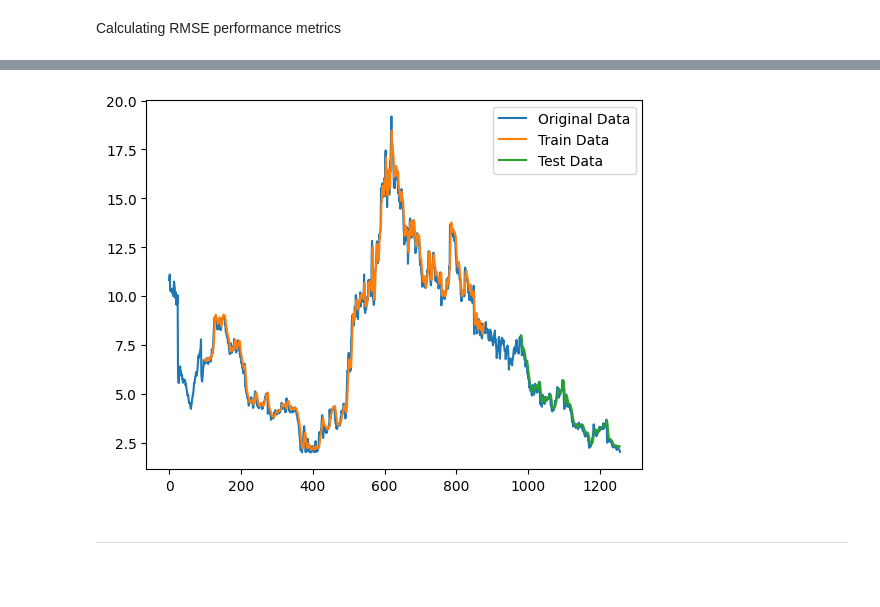
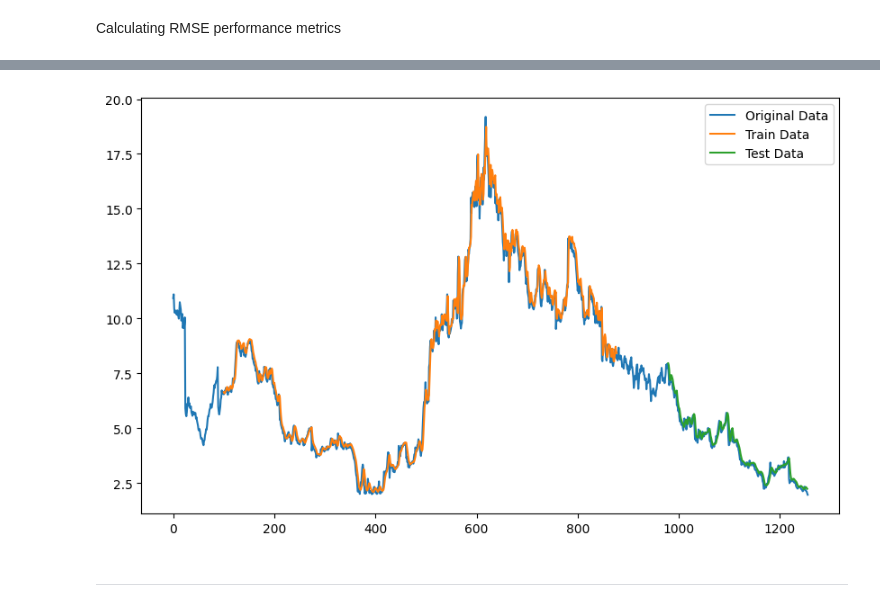
Before and after one commit to avishek-choudhary/Bharat-Intern, a Jupyter notebook: Stock_Prediction_using_LSTM.ipynb, the cells around one changed output, grey strips where cells are left out. Saved outputs shown, nothing was run; the diff lists cells and outputs as text; code cells hidden in the pictures; blank space fills up the shorter version.

```diff
--- a/Stock_Prediction_using_LSTM.ipynb
+++ b/Stock_Prediction_using_LSTM.ipynb
@@ -271,13 +270,14 @@ testPredictPlot[:, :] = np.nan
 testPredictPlot[len(train_predict)+(look_back*2)+1:len(df_close)-1,:] = test_predict
 # %%
 # plotting
+plt.figure(figsize=(10,6))
 plt.plot(scaler.inverse_transform(df_close))
 plt.plot(trainPredictPlot)
 plt.plot(testPredictPlot)
 plt.legend(['Original Data', 'Train Data', 'Test Data'])
 plt.show()
 # %% [output]
-[figure, old version]
+[figure, new version]
 # %% [markdown]
 ---
 # %% [markdown]
```
Also changed, not shown: parts of 20 cells of this notebook.
